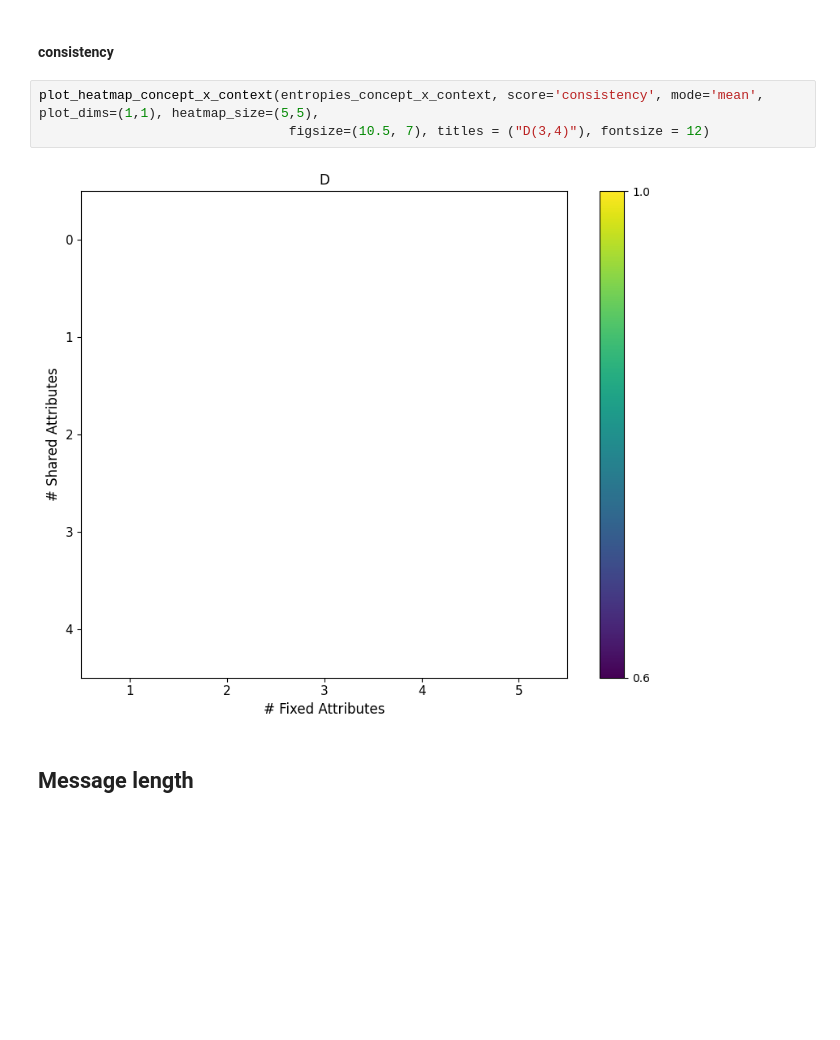
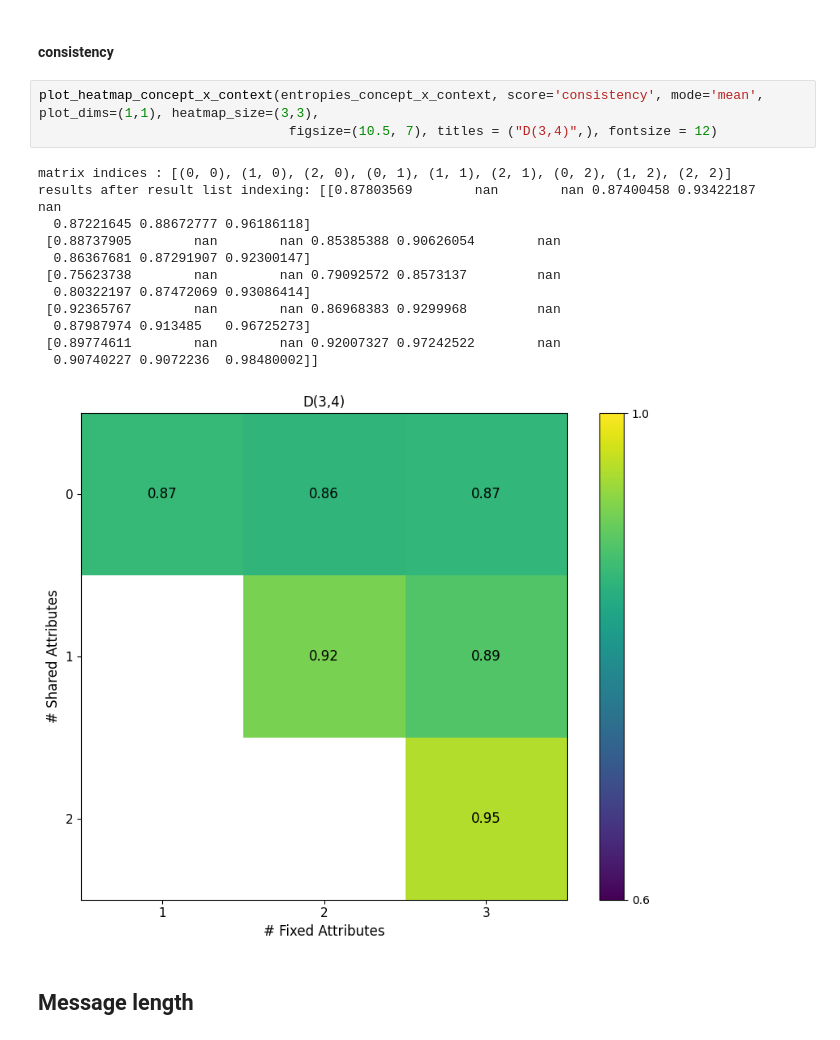
Before and after one commit to mariia55/emergent-abstractions_biased, a Jupyter notebook: analysis_floats.ipynb, the cells around one changed output. Saved outputs shown, nothing was run; the diff lists cells and outputs as text; blank space fills up the shorter version.

Commit message:
working graphs

```diff
--- a/analysis_floats.ipynb
+++ b/analysis_floats.ipynb
@@ -490,10 +563,21 @@ plot_heatmap_concept_x_context(entropies_concept_x_context, score='effectiveness
 # %% [markdown]
 #### consistency
 # %%
-plot_heatmap_concept_x_context(entropies_concept_x_context, score='consistency', mode='mean', plot_dims=(1,1), heatmap_size=(5,5),
-                                figsize=(10.5, 7), titles = ("D(3,4)"), fontsize = 12)
+plot_heatmap_concept_x_context(entropies_concept_x_context, score='consistency', mode='mean', plot_dims=(1,1), heatmap_size=(3,3),
+                                figsize=(10.5, 7), titles = ("D(3,4)",), fontsize = 12)
 # %% [output]
+matrix indices : [(0, 0), (1, 0), (2, 0), (0, 1), (1, 1), (2, 1), (0, 2), (1, 2), (2, 2)]
+results after result list indexing: [[0.87803569        nan        nan 0.87400458 0.93422187        nan
+  0.87221645 0.88672777 0.96186118]
+ [0.88737905        nan        nan 0.85385388 0.90626054        nan
+  0.86367681 0.87291907 0.92300147]
+ [0.75623738        nan        nan 0.79092572 0.8573137         nan
+  0.80322197 0.87472069 0.93086414]
+ [0.92365767        nan        nan 0.86968383 0.9299968         nan
+  0.87987974 0.913485   0.96725273]
+ [0.89774611        nan        nan 0.92007327 0.97242522        nan
+  0.90740227 0.9072236  0.98480002]]
-[figure, old version]
+[figure, new version]
 # %% [markdown]
 ## Message length
 # %%
```
Also changed, not shown: parts of 8 cells of this notebook.
